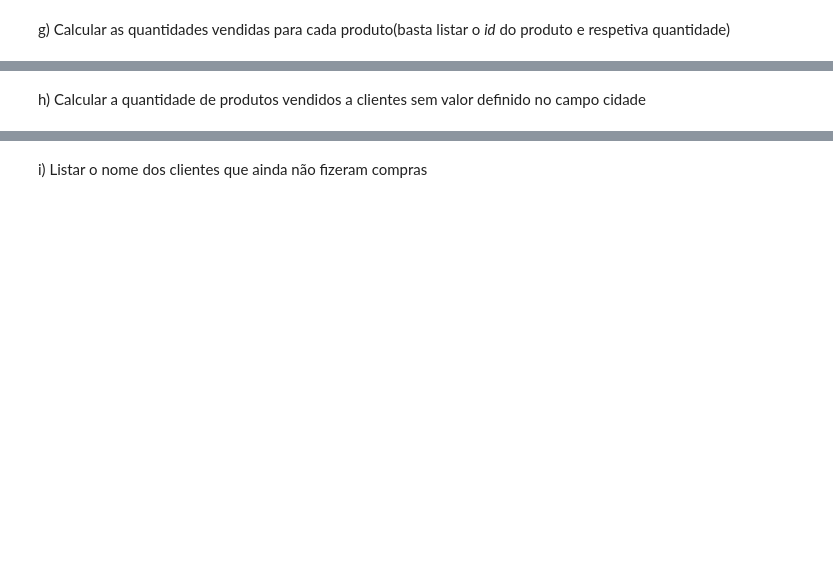
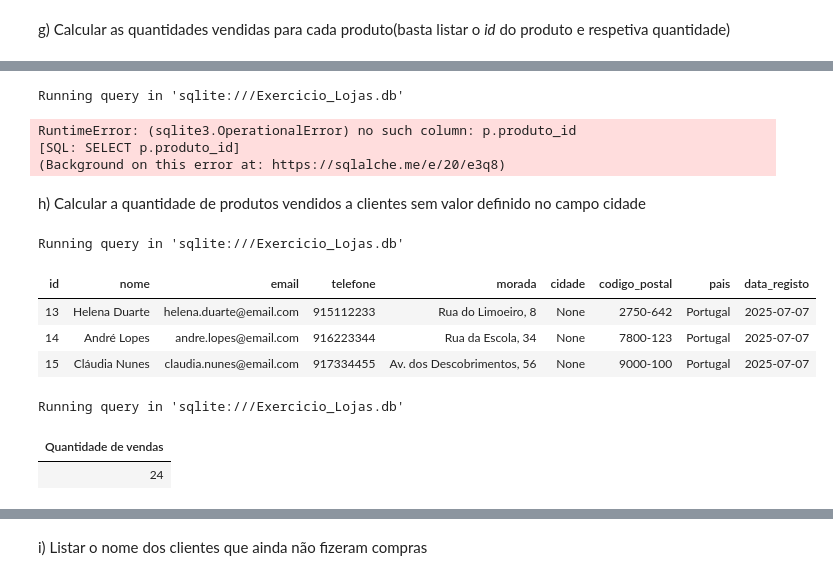
Before and after one commit to jpedrodias/FundamentosSQL, a Jupyter notebook: Week03/Exercicio_Lojas.ipynb, the cells around one changed output, grey strips where cells are left out. Drawn from its saved outputs; the diff is of its cells as text; code cells hidden in the pictures; blank space fills up the shorter version.

```diff
--- a/Week03/Exercicio_Lojas.ipynb
+++ b/Week03/Exercicio_Lojas.ipynb
@@ -780,8 +787,30 @@ Running query in 'sqlite:///Exercicio_Lojas.db'
 # %%
 %%sql
-SELECT p.produto_id
+SELECT p.produto_id, SUM(v.quantidade) AS TOTAL
+# %% [output]
+Running query in 'sqlite:///Exercicio_Lojas.db'
+RuntimeError: (sqlite3.OperationalError) no such column: p.produto_id
+[SQL: SELECT p.produto_id]
+(Background on this error at: https://sqlalche.me/e/20/e3q8)
 # %% [markdown]
 h) Calcular a quantidade de produtos vendidos a clientes sem valor definido no campo cidade
 # %%
 %%sql
-SELECT
+SELECT * FROM clientes WHERE cidade IS NULL
+# %% [output]
+Running query in 'sqlite:///Exercicio_Lojas.db'
+| id | nome | email | telefone | morada | cidade | codigo_postal | pais | data_registo |
+| 13 | Helena Duarte | helena.duarte@email.com | 915112233 | Rua do Limoeiro, 8 | None | 2750-642 | Portugal | 2025-07-07 |
+| 14 | André Lopes | andre.lopes@email.com | 916223344 | Rua da Escola, 34 | None | 7800-123 | Portugal | 2025-07-07 |
+| 15 | Cláudia Nunes | claudia.nunes@email.com | 917334455 | Av. dos Descobrimentos, 56 | None | 9000-100 | Portugal | 2025-07-07 |
+# %%
+%%sql
+-- contar o número de vendas de clientes que têm cidade preenchida
+SELECT count(*) AS "Quantidade de vendas"
+    FROM vendas v, clientes c
+        WHERE v.cliente_id = c.id
+        AND c.cidade IS NOT NULL
+# %% [output]
+Running query in 'sqlite:///Exercicio_Lojas.db'
+| Quantidade de vendas |
+| 24 |
```
Also changed, not shown: parts of 18 cells of this notebook, 1 other file.
